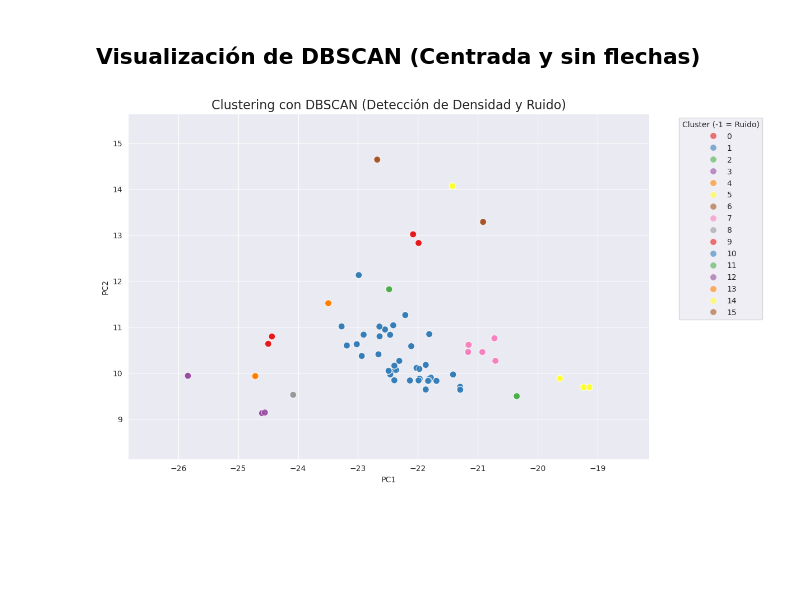
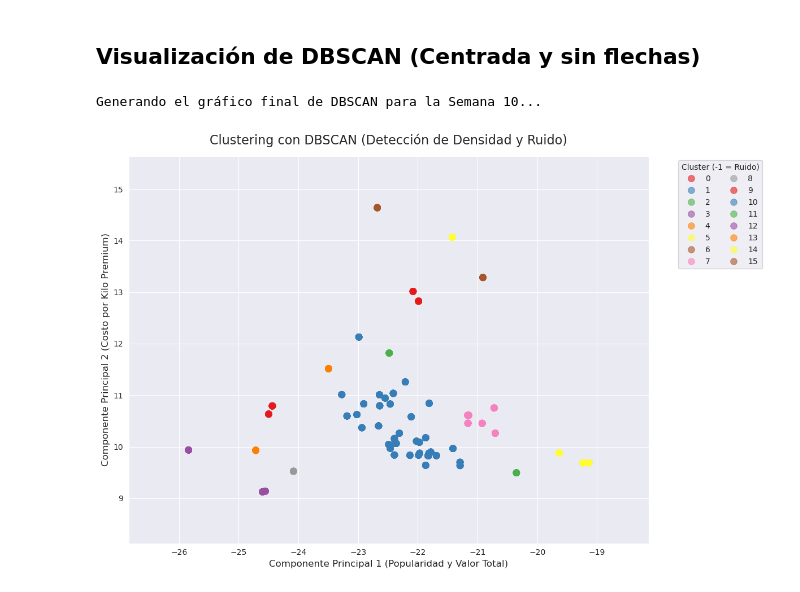
Before and after one commit to IICG-Coquimbo/practica-proyecto-equipo-agrotech, a Jupyter notebook: semanas/Semana 10/Clustering.ipynb, the cells around one changed output. Cells and saved outputs as stored; diff of their text form; code cells hidden in the pictures; blank space fills up the shorter version.

```diff
--- a/semanas/Semana 10/Clustering.ipynb
+++ b/semanas/Semana 10/Clustering.ipynb
@@ -306,16 +433,25 @@ plt.show()
 # %%
 from sklearn.cluster import DBSCAN
 import numpy as np
+import pandas as pd
 
-# 1. Convertimos los datos del PCA a un array de Numpy
-# Usamos las coordenadas que ya calculamos en el paso anterior
-pdf_dbscan = df_pca.select("pcaFeatures", "marca").toPandas()
+print("Preparando matriz Numpy y ejecutando clustering por densidad (DBSCAN)...")
+
+# 1. Ajustado: Pasamos a Pandas usando 'marca_cat' para evitar problemas de esquema
+pdf_dbscan = df_pca.select("pcaFeatures", "marca_cat").toPandas()
+
+# Convertimos las coordenadas de los vectores de Spark a una matriz pura de Numpy
 X = np.array(pdf_dbscan['pcaFeatures'].apply(lambda x: x.toArray()).tolist())
 
 # 2. Aplicamos DBSCAN
-# eps: prueba con valores entre 0.3 y 1.0 dependiendo de la dispersión
+# eps (Epsilon): Radio de búsqueda a la redonda de cada punto
+# min_samples: Cantidad mínima de vecinos para considerar que una zona es "densa"
 dbscan = DBSCAN(eps=0.5, min_samples=5)
 clusters = dbscan.fit_predict(X)
 
-# 3. Añadimos los resultados al DataFrame de Pandas
+# 3. Añadimos las etiquetas resultantes al DataFrame
 pdf_dbscan['cluster_dbscan'] = clusters
+
+# 4. Revisamos rápidamente cómo se distribuyeron los grupos y si encontró ruido
+print("\n--- Conteo de productos por Clúster DBSCAN ---")
+print(pdf_dbscan['cluster_dbscan'].value_counts())
@@ -322,35 +476,50 @@ pdf_dbscan['cluster_dbscan'] = clusters
 # %% [markdown]
 ## Visualización de DBSCAN (Centrada y sin flechas)
 # %%
+import pandas as pd
 import seaborn as sns
 import matplotlib.pyplot as plt
+import numpy as np
 
-# Configuramos el estilo
+print("Generando el gráfico final de DBSCAN para la Semana 10...")
+
+# 1. Configuramos el lienzo y el estilo
 plt.figure(figsize=(12, 8))
 sns.set_style("darkgrid")
 
-# Calculamos límites para centrar (percentiles 1-99)
-pdf_dbscan[['PC1', 'PC2']] = pd.DataFrame(X, columns=['PC1', 'PC2'])
+# 2. Asignamos de forma segura las componentes extraídas de la matriz X al DataFrame de Pandas
+pdf_dbscan['PC1'] = X[:, 0]
+pdf_dbscan['PC2'] = X[:, 1]
+
+# 3. Calculamos límites para centrar (percentiles 1-99) evitando distorsiones por extremos
 pc1_min, pc1_max = np.percentile(pdf_dbscan['PC1'], [1, 99])
 pc2_min, pc2_max = np.percentile(pdf_dbscan['PC2'], [1, 99])
 
-# Graficamos
-# El color 'hue' ahora es el resultado de DBSCAN
-scatter = sns.scatterplot(
+# 4. Graficamos la dispersión basada en densidad
+# El color 'hue' discrimina por tus 16 comunidades identificadas
+sns.scatterplot(
     data=pdf_dbscan,
     x='PC1',
     y='PC2',
     hue='cluster_dbscan',
-    palette='Set1', # Paleta distinta para diferenciar el ruido
+    palette='Set1',  # Paleta ideal para diferenciar contrastes fuertes
     s=70,
-    alpha=0.6
+    alpha=0.6,
+    edgecolor=None
 )
 
+# 5. Aplicamos el zoom inteligente
 plt.xlim(pc1_min - 1, pc1_max + 1)
 plt.ylim(pc2_min - 1, pc2_max + 1)
 
-plt.title('Clustering con DBSCAN (Detección de Densidad y Ruido)', fontsize=16)
-plt.legend(title='Cluster (-1 = Ruido)', bbox_to_anchor=(1.05, 1), loc='upper left')
+# Títulos del entregable
+plt.title('Clustering con DBSCAN (Detección de Densidad y Ruido)', fontsize=16, pad=15)
+plt.xlabel('Componente Principal 1 (Popularidad y Valor Total)', fontsize=12)
+plt.ylabel('Componente Principal 2 (Costo por Kilo Premium)', fontsize=12)
+plt.legend(title='Cluster (-1 = Ruido)', bbox_to_anchor=(1.05, 1), loc='upper left', ncol=2)
+
+plt.tight_layout()
 plt.show()
 # %% [output]
+Generando el gráfico final de DBSCAN para la Semana 10...
-[figure, old version]
+[figure, new version]
```
Also changed, not shown: parts of 12 cells of this notebook, 6 other files.
